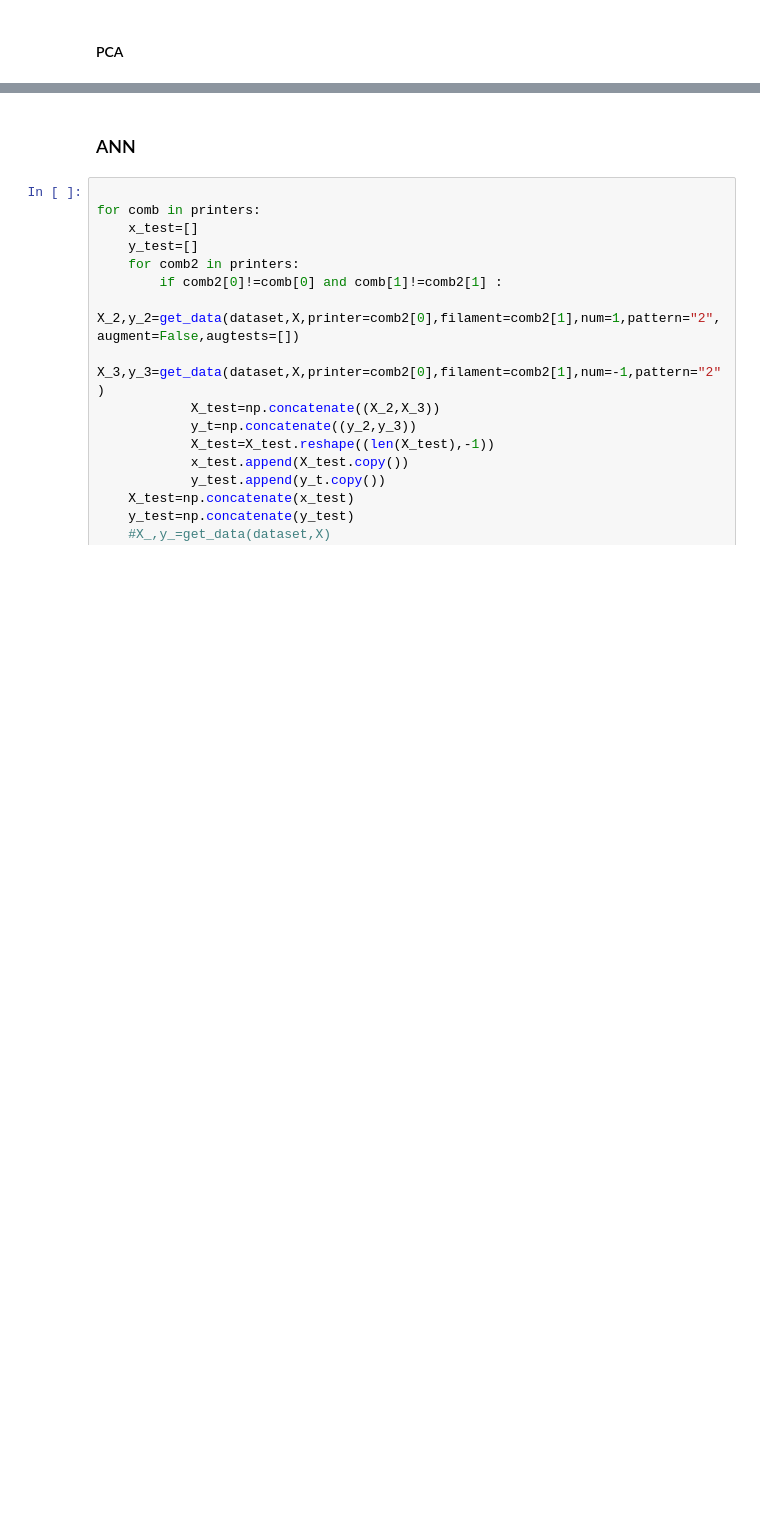
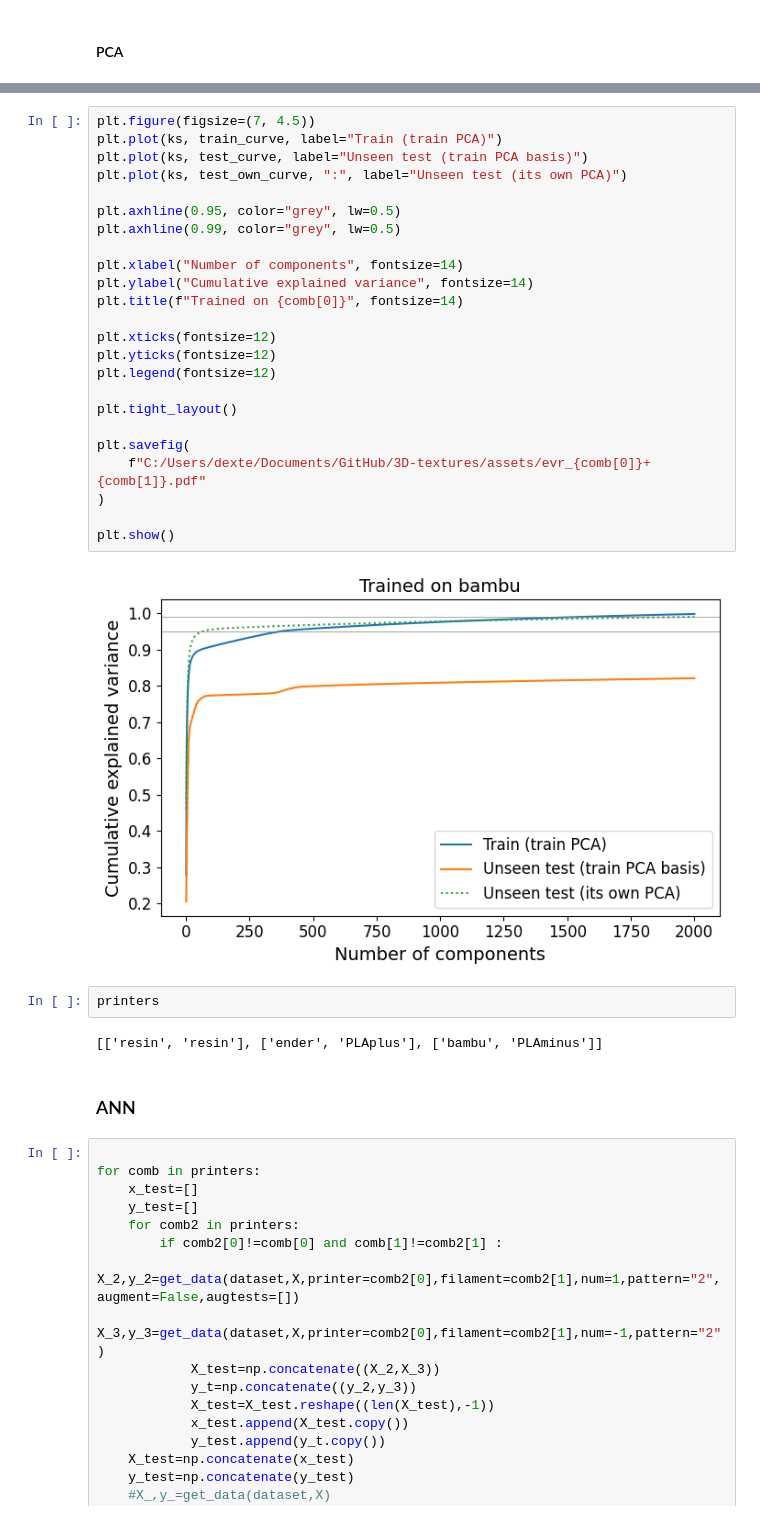
Before and after one commit to shepai/3D-textures, a Jupyter notebook: Experimental/classifiers.ipynb, the cells around one changed output, grey strips where cells are left out. Cells and saved outputs as stored; diff of their text form; blank space fills up the shorter version.

```diff
--- a/Experimental/classifiers.ipynb
+++ b/Experimental/classifiers.ipynb
@@ -717,3 +892,33 @@ Mean shift (PCA space): 3256.717542753335
+# %%
+plt.figure(figsize=(7, 4.5))
+plt.plot(ks, train_curve, label="Train (train PCA)")
+plt.plot(ks, test_curve, label="Unseen test (train PCA basis)")
+plt.plot(ks, test_own_curve, ":", label="Unseen test (its own PCA)")
+
+plt.axhline(0.95, color="grey", lw=0.5)
+plt.axhline(0.99, color="grey", lw=0.5)
+
+plt.xlabel("Number of components", fontsize=14)
+plt.ylabel("Cumulative explained variance", fontsize=14)
+plt.title(f"Trained on {comb[0]}", fontsize=14)
+
+plt.xticks(fontsize=12)
+plt.yticks(fontsize=12)
+plt.legend(fontsize=12)
+
+plt.tight_layout()
+
+plt.savefig(
+    f"C:/Users/dexte/Documents/GitHub/3D-textures/assets/evr_{comb[0]}+{comb[1]}.pdf"
+)
+
+plt.show()
+# %% [output]
+[figure, added]
+# %%
+printers
+# %% [output]
+[['resin', 'resin'], ['ender', 'PLAplus'], ['bambu', 'PLAminus']]
 # %% [markdown]
 ### ANN
 # %%
```
Also changed, not shown: parts of 7 cells of this notebook.
